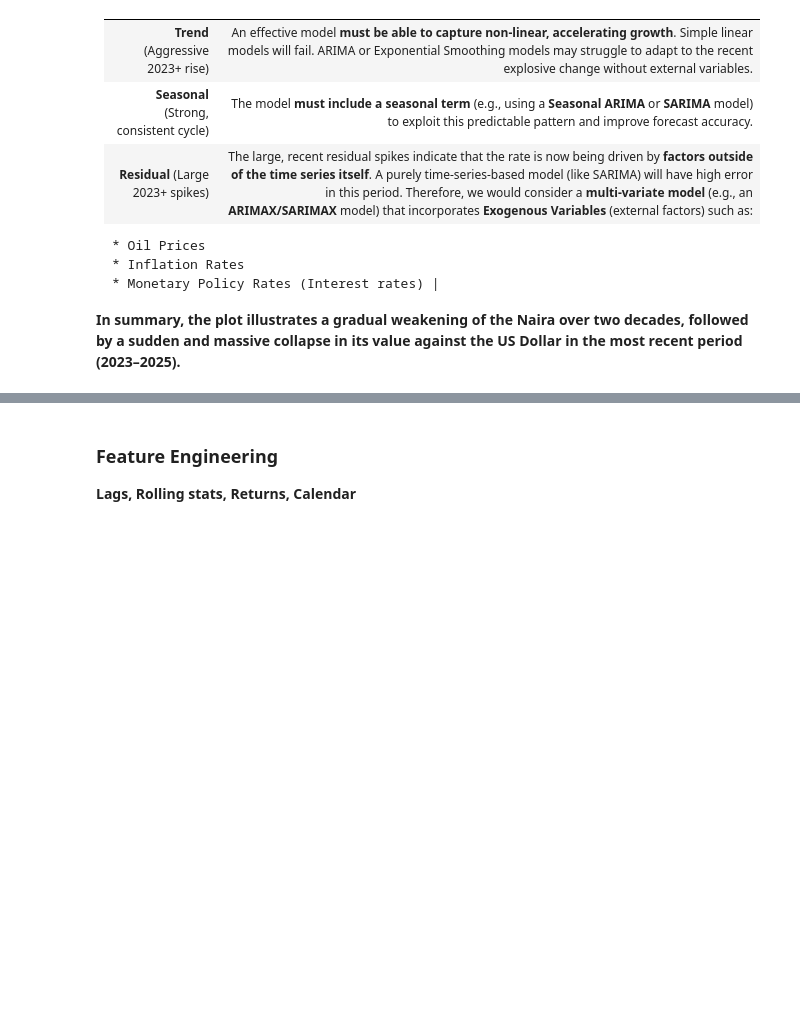
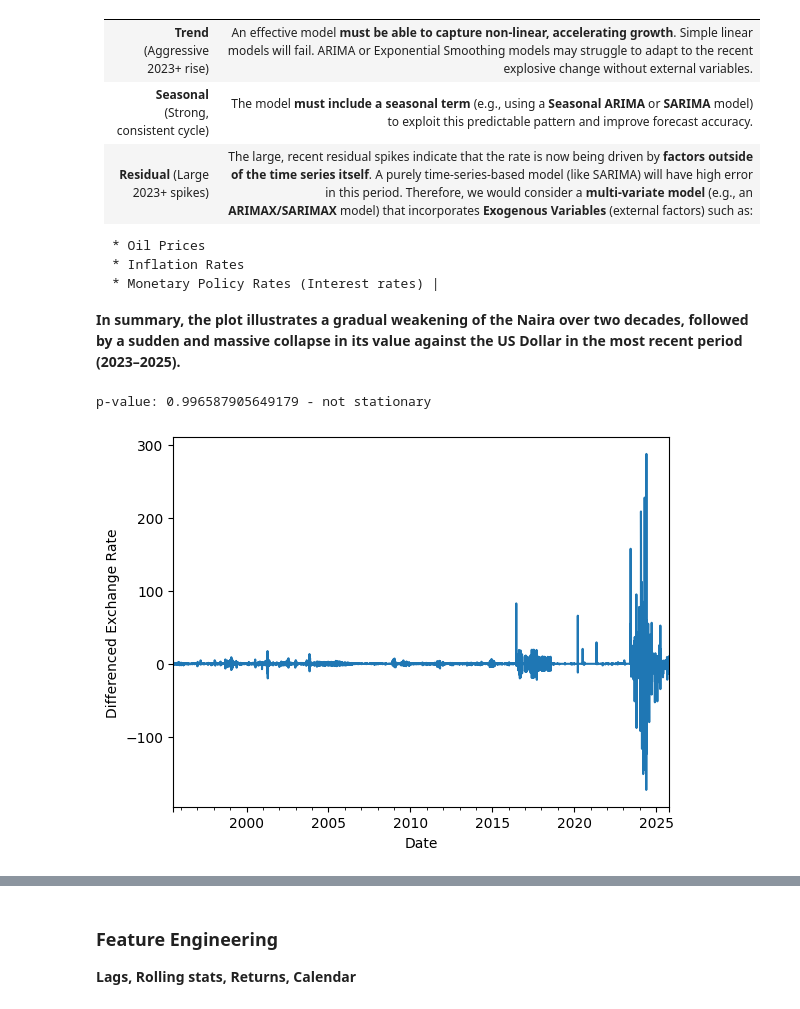
Before and after one commit to Samuel-Ozechi/NGForexCast, a Jupyter notebook: notebooks/exploration.ipynb, the cells around one changed output, grey strips where cells are left out. Drawn from its saved outputs; the diff is of its cells as text; code cells hidden in the pictures; blank space fills up the shorter version.

Commit message:
data exploration

```diff
--- a/notebooks/exploration.ipynb
+++ b/notebooks/exploration.ipynb
@@ -189,3 +217,24 @@ The decomposition provides crucial insights for choosing and implementing an app
     * Monetary Policy Rates (Interest rates) |
 
 **In summary, the plot illustrates a gradual weakening of the Naira over two decades, followed by a sudden and massive collapse in its value against the US Dollar in the most recent period (2023–2025).**
+# %%
+#Test for stationarity
+# Augmented Dickey Fuller test
+result = adfuller(df['Rate'].dropna())
+pvalue = result[1]
+if pvalue < 0.05:
+    print(f'p-value: {pvalue} - stationary')
+else:
+    print(f'p-value: {pvalue} - not stationary')
+# %% [output]
+p-value: 0.996587905649179 - not stationary
+# %%
+# Difference the data
+# To deal with non-stationarity
+differenced_data = df['Rate'].diff().dropna()
+# Plot the differenced data
+ax = differenced_data.plot()
+ax.set_ylabel('Differenced Exchange Rate')
+plt.show()
+# %% [output]
+[figure, added]
```
Also changed, not shown: parts of 7 cells of this notebook.
